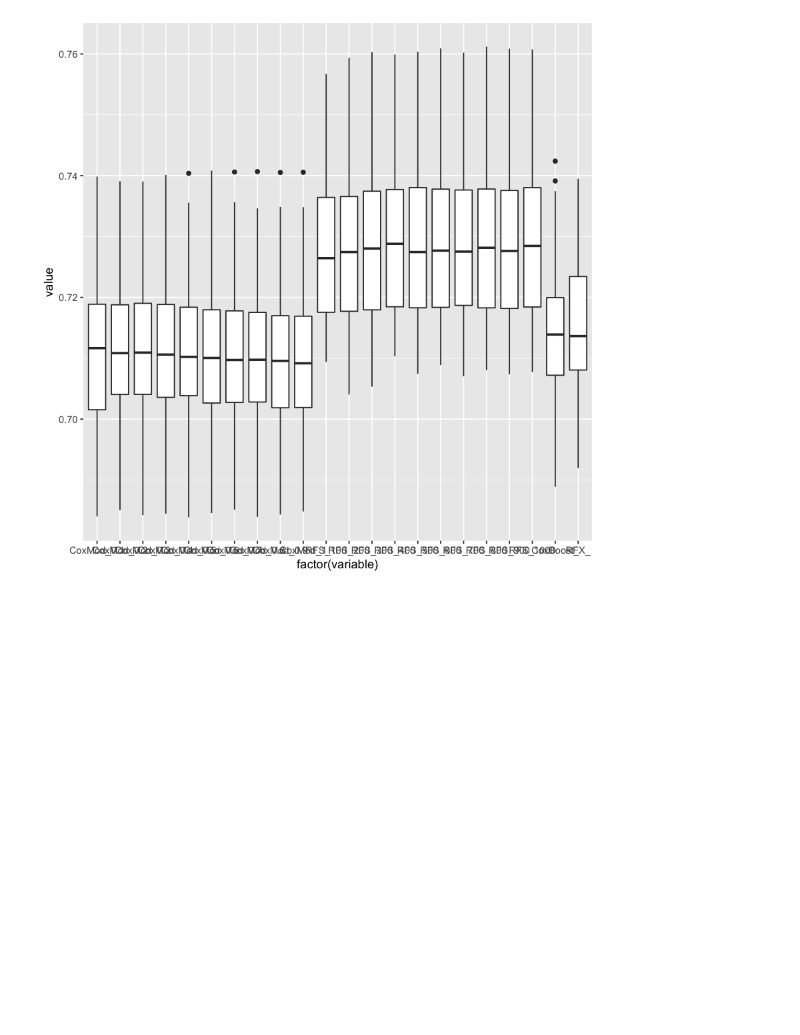
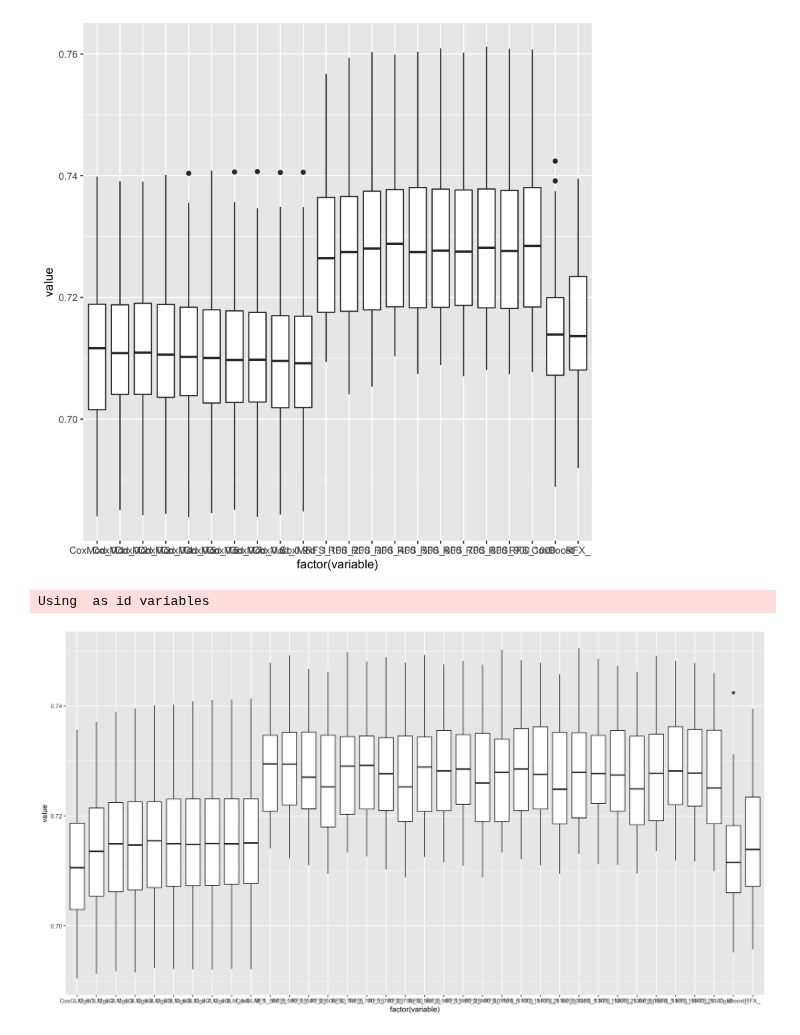
Before and after one commit to reyear/AML_Analysis, a Jupyter notebook: analysis/prognosis/InitialPrognosis/Prognosis_Analysis.ipynb, the cells around one changed output. Drawn from its saved outputs; the diff is of its cells as text; code cells hidden in the pictures; blank space fills up the shorter version.

```diff
--- a/analysis/prognosis/InitialPrognosis/Prognosis_Analysis.ipynb
+++ b/analysis/prognosis/InitialPrognosis/Prognosis_Analysis.ipynb
@@ -29,3 +29,14 @@ p + geom_boxplot() #+ facet_wrap(~variable, scale="free")
 # %% [output]
 Using  as id variables
 [figure]
+# %%
+all_features <- read.table("all_features.tsv")
+library(reshape)
+meltData <- melt(all_features)
+library(ggplot2)
+options(repr.plot.width = 15, repr.plot.height = 8)
+p <- ggplot(meltData, aes(factor(variable), value))
+p + geom_boxplot() #+ facet_wrap(~variable, scale="free")
+# %% [output]
+Using  as id variables
+[figure, added]
```
Also changed, not shown: 2 other files.
